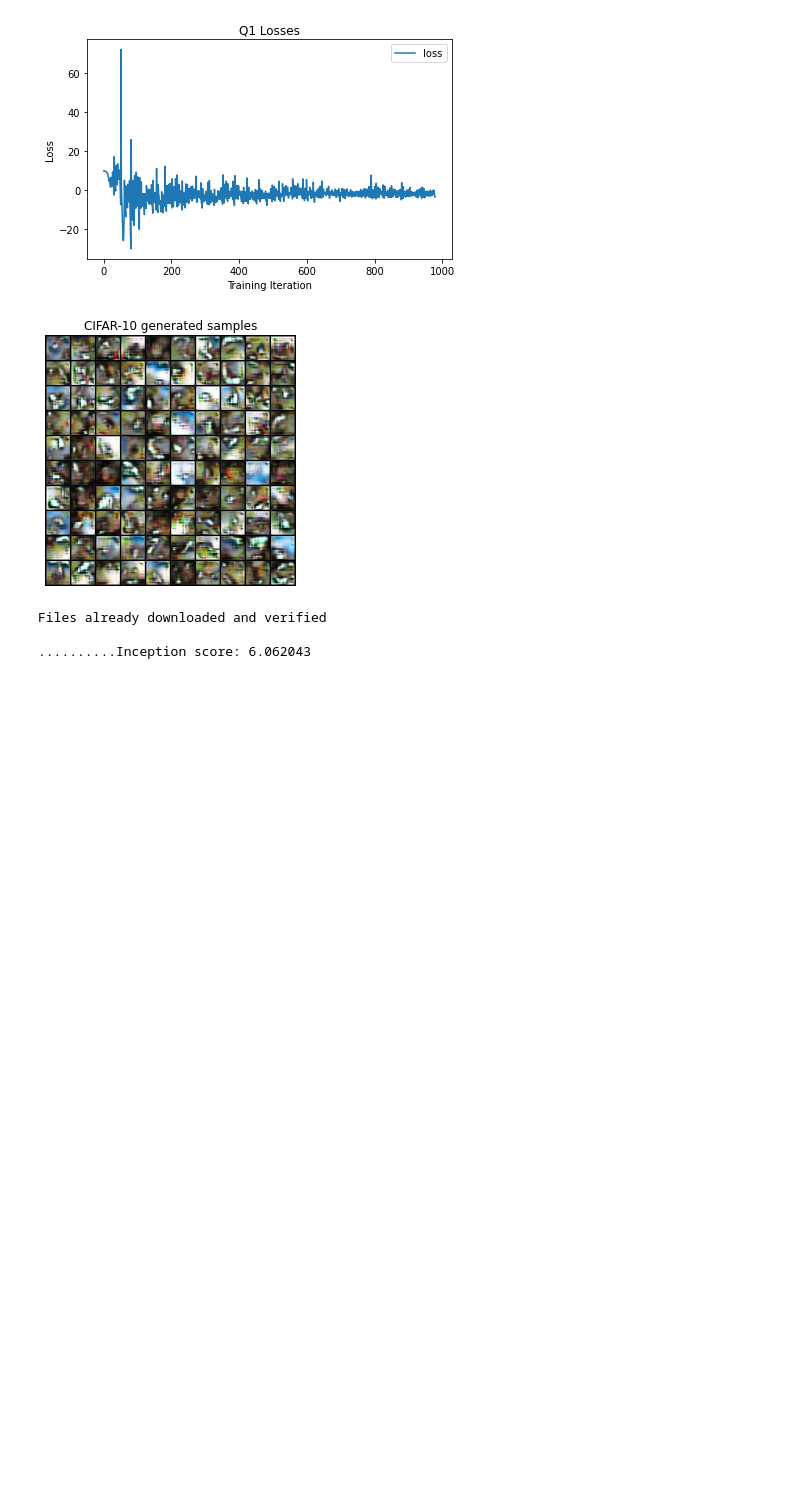
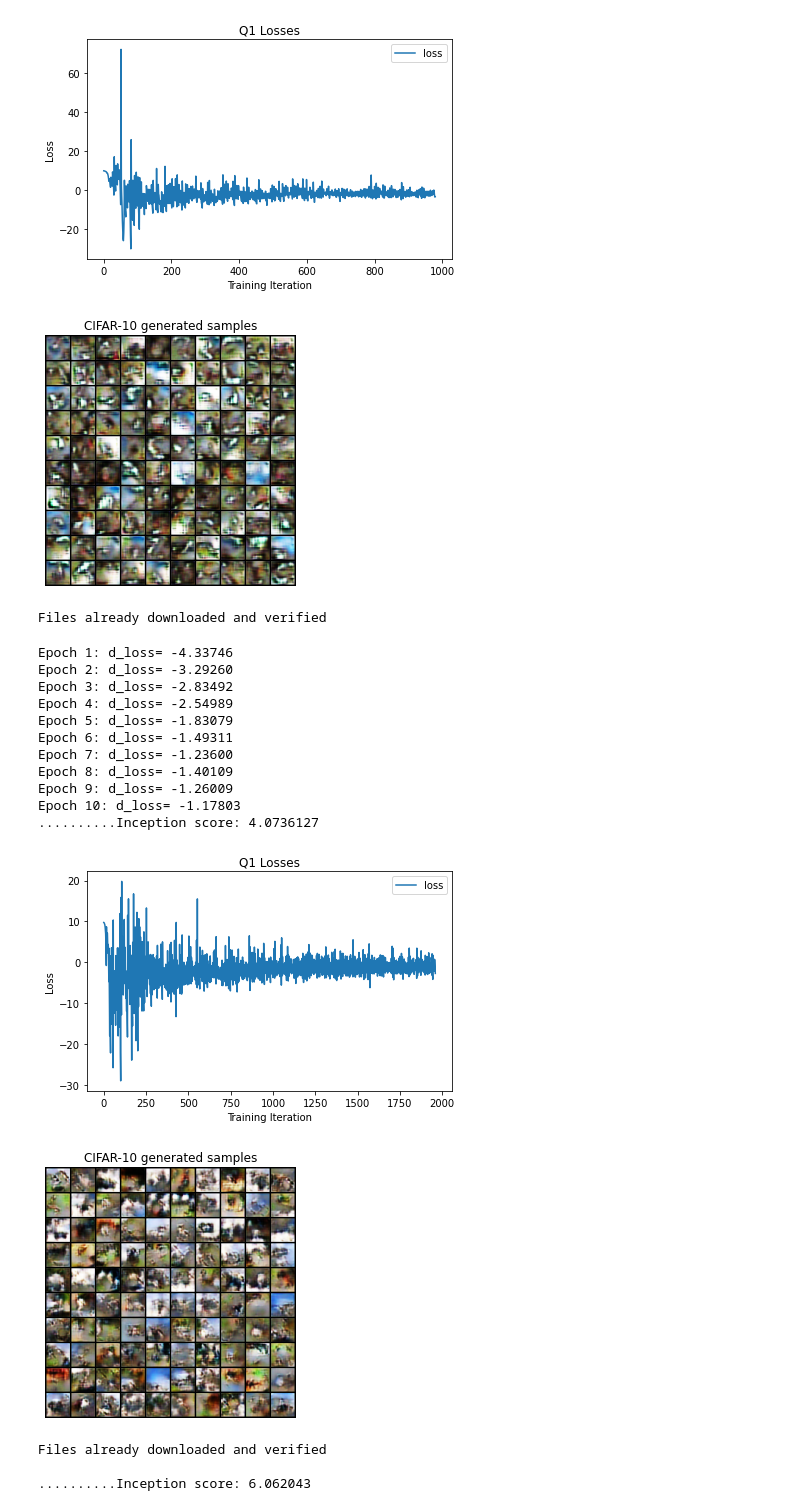
Before and after one commit to danilgorby/dul_2021, a Jupyter notebook: Homework7_gans.ipynb, the cells around one changed output. Cells and saved outputs as stored; diff of their text form; code cells hidden in the pictures; blank space fills up the shorter version.

Commit message:
10 epochs in q1

```diff
--- a/Homework7_gans.ipynb
+++ b/Homework7_gans.ipynb
@@ -473,6 +473,23 @@ Epoch 5: d_loss= -1.90644
 ..........Inception score: 2.3551269
 [figure]
 [figure]
+# %%
+q1_save_results(q1) # 10 ep == 10 * 9 min
+# %% [output]
+Files already downloaded and verified
+Epoch 1: d_loss= -4.33746
+Epoch 2: d_loss= -3.29260
+Epoch 3: d_loss= -2.83492
+Epoch 4: d_loss= -2.54989
+Epoch 5: d_loss= -1.83079
+Epoch 6: d_loss= -1.49311
+Epoch 7: d_loss= -1.23600
+Epoch 8: d_loss= -1.40109
+Epoch 9: d_loss= -1.26009
+Epoch 10: d_loss= -1.17803
+..........Inception score: 4.0736127
+[figure, added]
+[figure, added]
 # %%
 q1_save_results(q1) # ref
 # %% [output]
```
